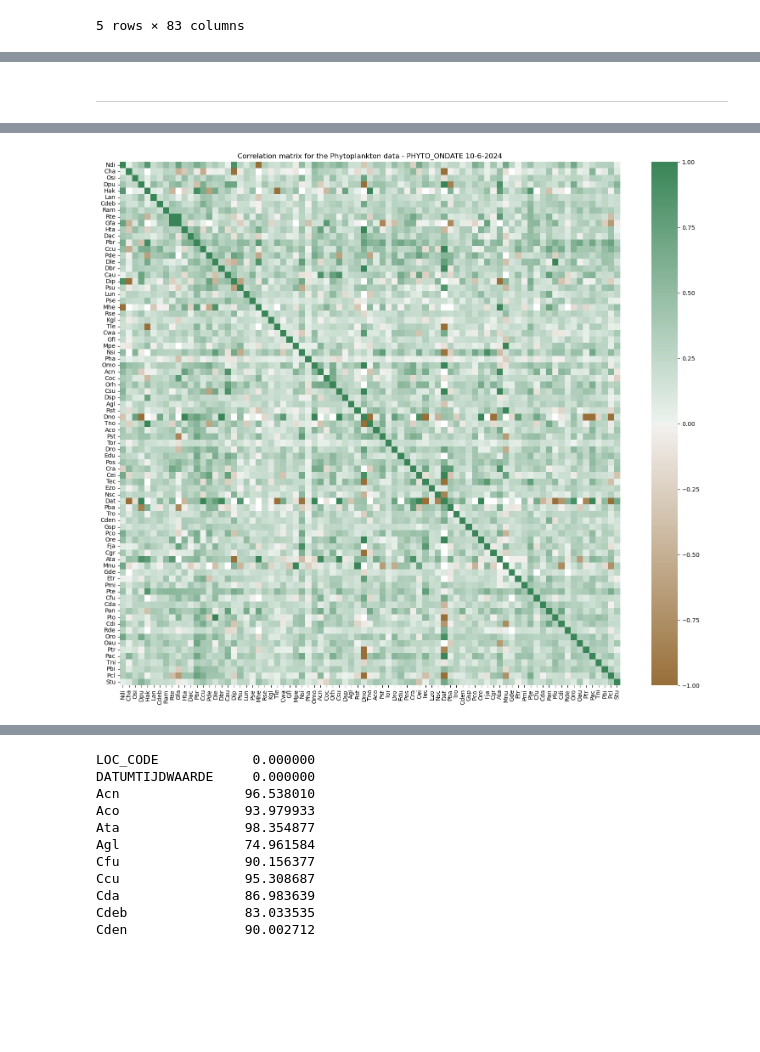
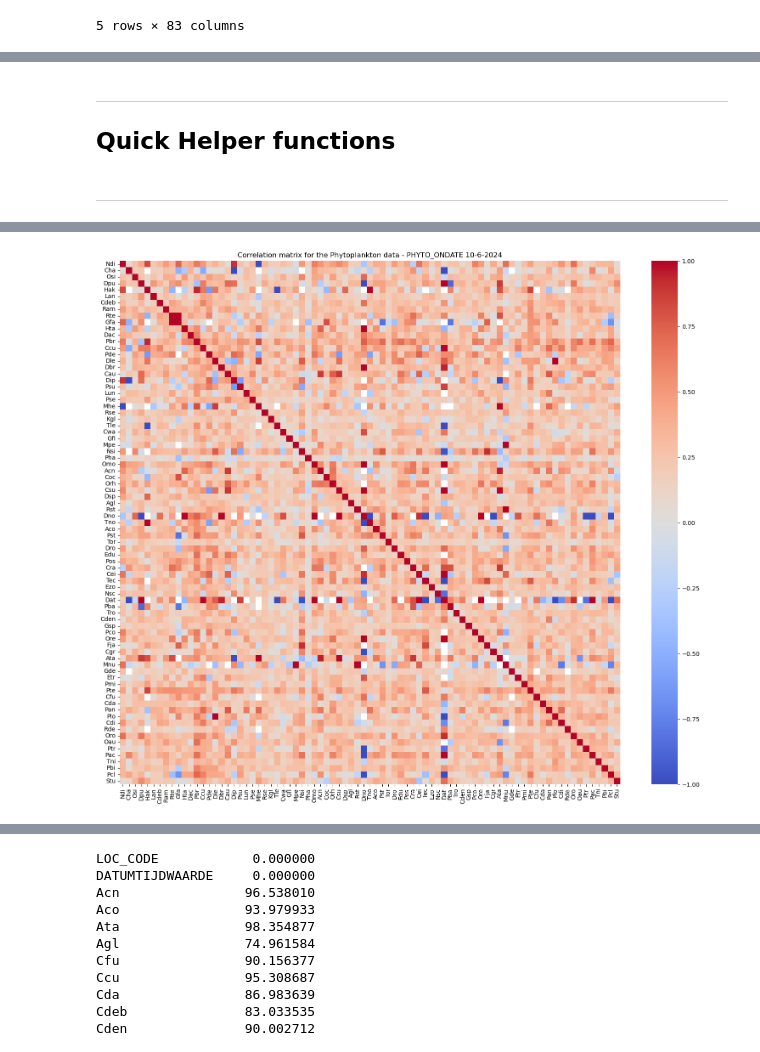
Before and after one commit to JinseiSteven/Phytoplankton-Prediction-Project, a Jupyter notebook: scripts/clustering.ipynb, the cells around one changed output, grey strips where cells are left out. Saved outputs shown, nothing was run; the diff lists cells and outputs as text; code cells hidden in the pictures; blank space fills up the shorter version.

```diff
--- a/scripts/clustering.ipynb
+++ b/scripts/clustering.ipynb
@@ -30,3 +35,6 @@ abiotic_df.head()
 | 2 | DANTZGT | 1990-06-20 | 33.0 | 10.0 | 18.1 | 8.607143 | 32.69 | 1.451613 | 8.3 | 0.285714 | ... |
 | 3 | DANTZGT | 1990-07-18 | 39.0 | 4.0 | 17.0 | 6.071429 | 31.90 | 1.935484 | 8.2 | 0.357143 | ... |
 | 4 | DANTZGT | 1990-08-03 | 103.0 | 3.0 | 7.3 | 19.428571 | 24.99 | 0.709677 | 8.0 | 89.285714 | ... |
+# %% [markdown]
+---
+## Quick Helper functions
@@ -44,10 +68,10 @@ phyto_corr_matrix.style.background_gradient(cmap='coolwarm').format(precision=2)
 # %%
 fig, ax = plt.subplots(figsize=(19,16))
 plt.title("Correlation matrix for the Phytoplankton data - PHYTO_ONDATE 10-6-2024")
-sns.heatmap(phyto_corr_matrix, cmap=sns.diverging_palette(50, 500, n=500), cbar=True, ax=ax)
+sns.heatmap(phyto_corr_matrix, cmap=plt.get_cmap('coolwarm'), cbar=True, ax=ax)
 plt.savefig('phyto_corr_matrix.png')
 # %% [output]
-[figure, old version]
+[figure, new version]
 # %%
 # setting a threshold for the max subset correlation matrix
 intensity_threshold = 0.5
```
Also changed, not shown: parts of 13 cells of this notebook, 1 other file.
